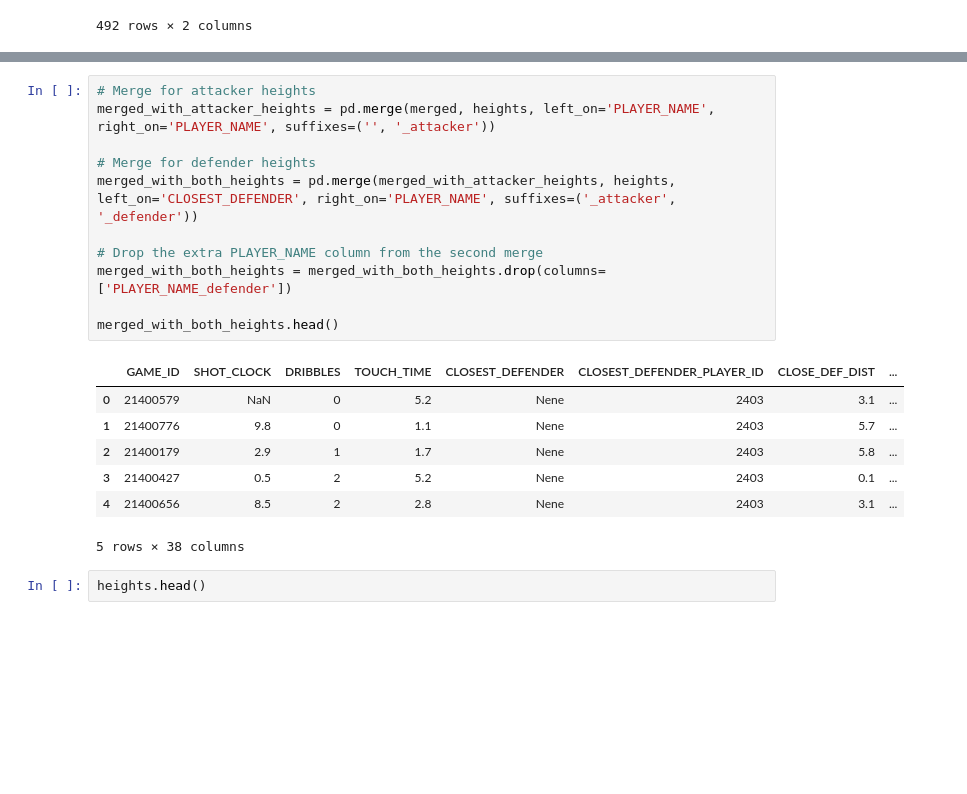
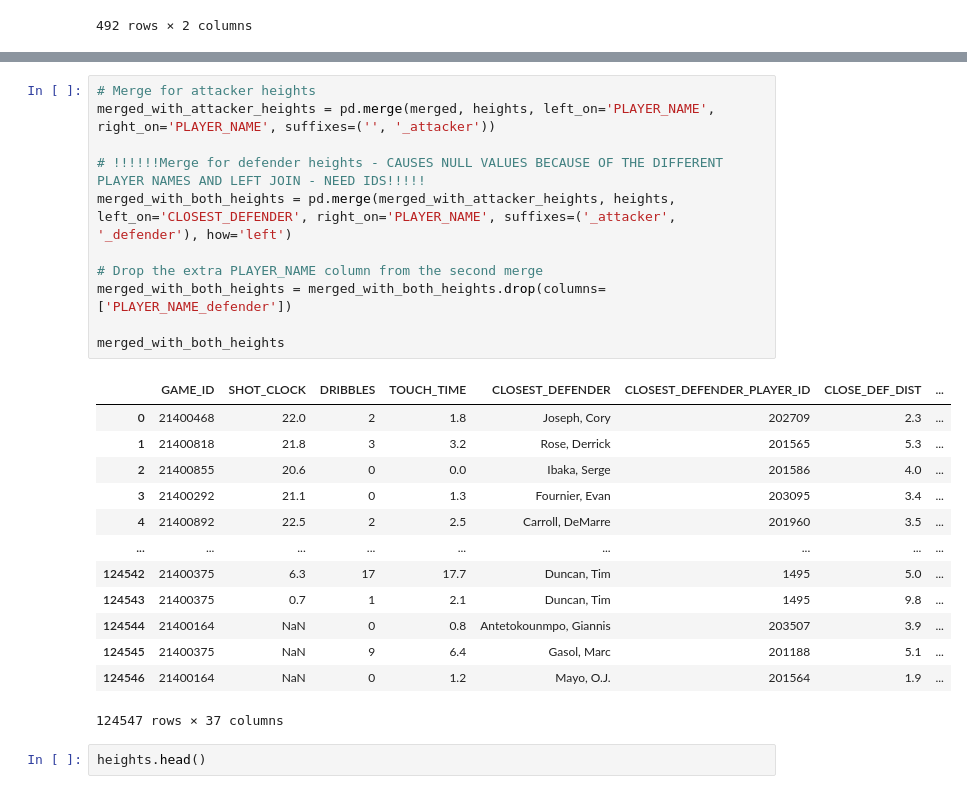
Before and after one commit to BigBabik/Shotpred, a Jupyter notebook: notebooks/dataworks.ipynb, the cells around one changed output, grey strips where cells are left out. Saved outputs shown, nothing was run; the diff lists cells and outputs as text; blank space fills up the shorter version.

```diff
--- a/notebooks/dataworks.ipynb
+++ b/notebooks/dataworks.ipynb
@@ -192,22 +140,28 @@ Index(['GAME_ID', 'SHOT_CLOCK', 'DRIBBLES', 'TOUCH_TIME', 'CLOSEST_DEFENDER',
 # %%
 # Merge for attacker heights
 merged_with_attacker_heights = pd.merge(merged, heights, left_on='PLAYER_NAME', right_on='PLAYER_NAME', suffixes=('', '_attacker'))
 
-# Merge for defender heights
-merged_with_both_heights = pd.merge(merged_with_attacker_heights, heights, left_on='CLOSEST_DEFENDER', right_on='PLAYER_NAME', suffixes=('_attacker', '_defender'))
+# !!!!!!Merge for defender heights - CAUSES NULL VALUES BECAUSE OF THE DIFFERENT PLAYER NAMES AND LEFT JOIN - NEED IDS!!!!!
+merged_with_both_heights = pd.merge(merged_with_attacker_heights, heights, left_on='CLOSEST_DEFENDER', right_on='PLAYER_NAME', suffixes=('_attacker', '_defender'), how='left')
 
 # Drop the extra PLAYER_NAME column from the second merge
 merged_with_both_heights = merged_with_both_heights.drop(columns=['PLAYER_NAME_defender'])
 
-merged_with_both_heights.head()
+merged_with_both_heights
 # %% [output]
 |  | GAME_ID | SHOT_CLOCK | DRIBBLES | TOUCH_TIME | CLOSEST_DEFENDER | CLOSEST_DEFENDER_PLAYER_ID | CLOSE_DEF_DIST | ... |
-| 0 | 21400579 | NaN | 0 | 5.2 | Nene | 2403 | 3.1 | ... |
-| 1 | 21400776 | 9.8 | 0 | 1.1 | Nene | 2403 | 5.7 | ... |
-| 2 | 21400179 | 2.9 | 1 | 1.7 | Nene | 2403 | 5.8 | ... |
-| 3 | 21400427 | 0.5 | 2 | 5.2 | Nene | 2403 | 0.1 | ... |
-| 4 | 21400656 | 8.5 | 2 | 2.8 | Nene | 2403 | 3.1 | ... |
+| 0 | 21400468 | 22.0 | 2 | 1.8 | Joseph, Cory | 202709 | 2.3 | ... |
+| 1 | 21400818 | 21.8 | 3 | 3.2 | Rose, Derrick | 201565 | 5.3 | ... |
+| 2 | 21400855 | 20.6 | 0 | 0.0 | Ibaka, Serge | 201586 | 4.0 | ... |
+| 3 | 21400292 | 21.1 | 0 | 1.3 | Fournier, Evan | 203095 | 3.4 | ... |
+| 4 | 21400892 | 22.5 | 2 | 2.5 | Carroll, DeMarre | 201960 | 3.5 | ... |
+| ... | ... | ... | ... | ... | ... | ... | ... | ... |
+| 124542 | 21400375 | 6.3 | 17 | 17.7 | Duncan, Tim | 1495 | 5.0 | ... |
+| 124543 | 21400375 | 0.7 | 1 | 2.1 | Duncan, Tim | 1495 | 9.8 | ... |
+| 124544 | 21400164 | NaN | 0 | 0.8 | Antetokounmpo, Giannis | 203507 | 3.9 | ... |
+| 124545 | 21400375 | NaN | 9 | 6.4 | Gasol, Marc | 201188 | 5.1 | ... |
+| 124546 | 21400164 | NaN | 0 | 1.2 | Mayo, O.J. | 201564 | 1.9 | ... |
-5 rows × 38 columns
+124547 rows × 37 columns
 # %%
 heights.head()
 # %% [output]
```
Also changed, not shown: parts of 30 cells of this notebook.
